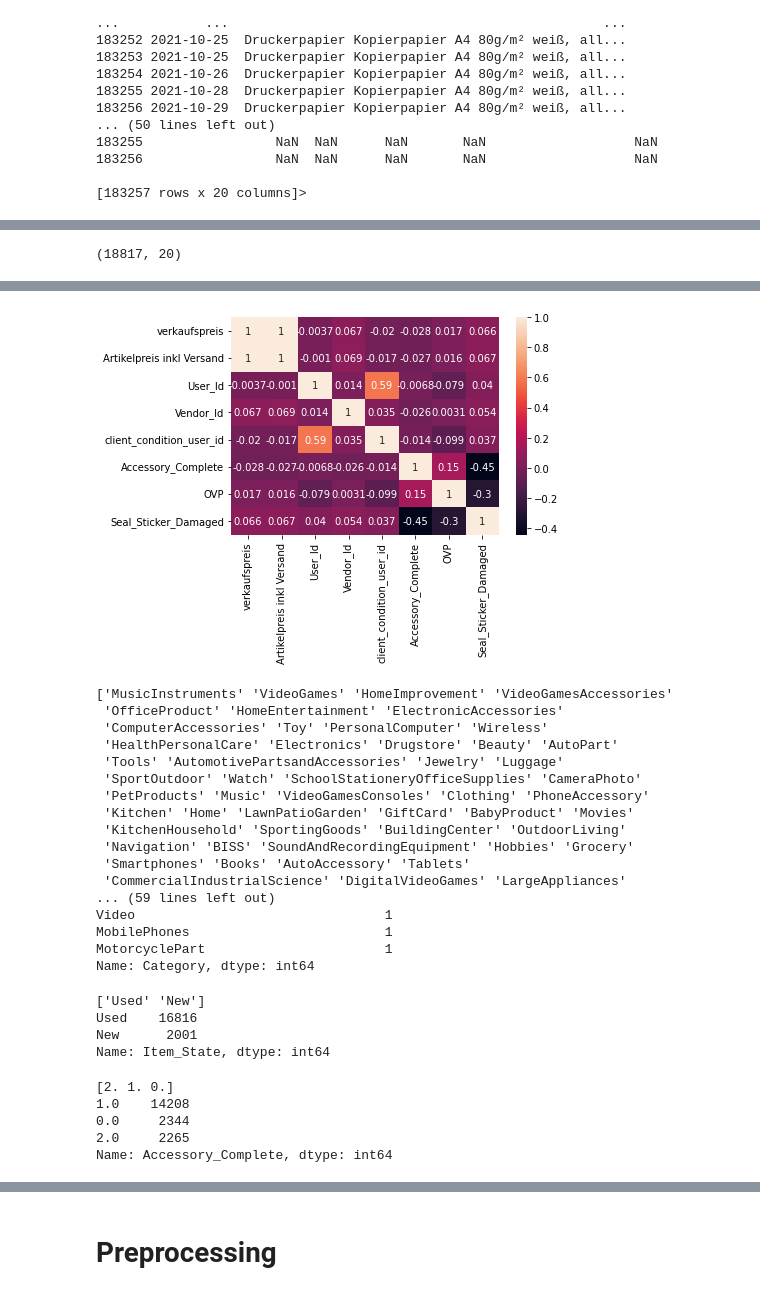
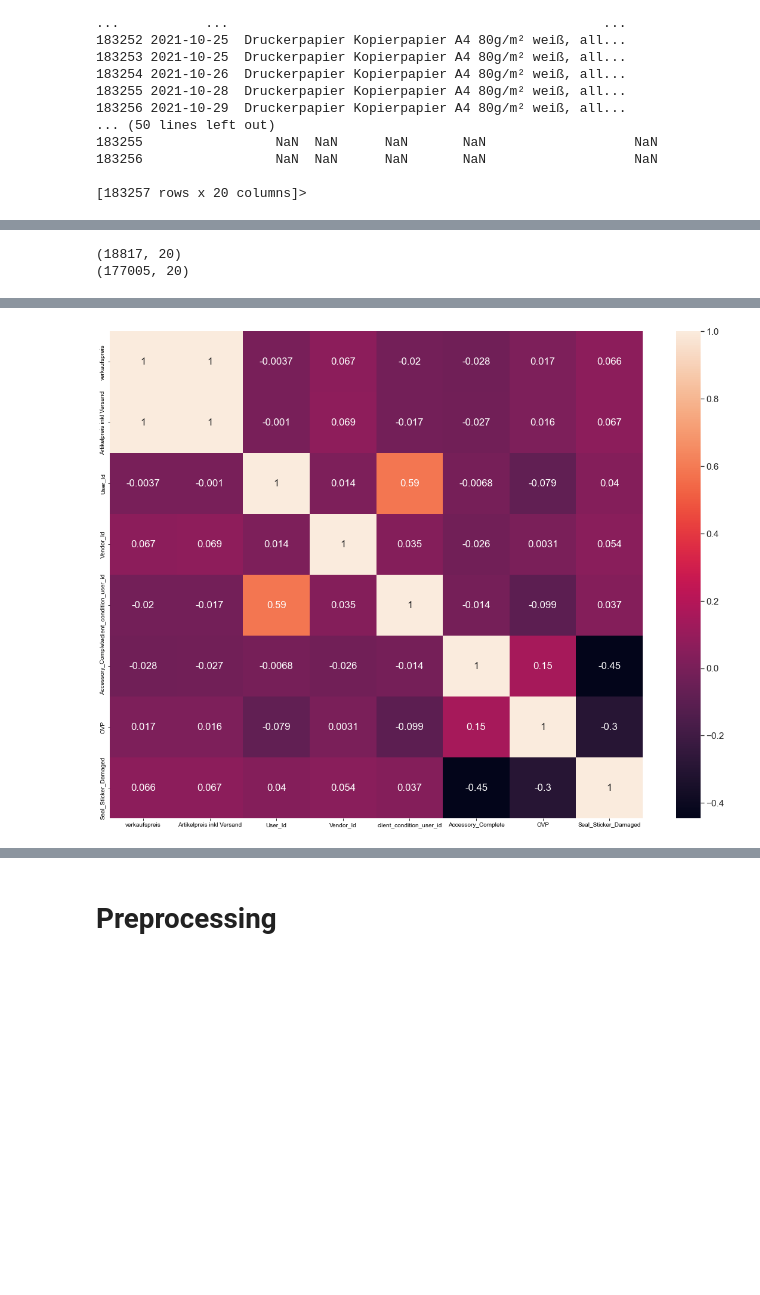
Before and after one commit to daniel-knape/Anwendungsfelder_Business_Analytics, a Jupyter notebook: notepads/Analysis.ipynb, the cells around one changed output, grey strips where cells are left out. Drawn from its saved outputs; the diff is of its cells as text; code cells hidden in the pictures; blank space fills up the shorter version.

```diff
--- a/notepads/Analysis.ipynb
+++ b/notepads/Analysis.ipynb
@@ -84,10 +86,12 @@ refunds.head()
 # %%
 refunds.dropna(inplace=True)
 all_pos.dropna(inplace=True)
-# %%
-refunds.shape
-# %% [output]
-(18817, 20)
+# %%
+print(refunds.shape)
+print(all_pos.shape)
+# %% [output]
+(18817, 20)
+(177005, 20)
 # %%
 refunds.head()
 # %% [output]
@@ -99,46 +103,10 @@ refunds.head()
 | 134551 | 2022-03-29 | ReNr 537473 Kohlendioxid Tester I... | 0.0 | 13-08435-16229 | Ersatz | Ersatz | ... |
 # %%
 corrMatrix = refunds.corr()
+fig, ax = plt.subplots(figsize=(20, 15))
+sn.set(font_scale=1.4)
 sn.heatmap(corrMatrix, annot=True)
+ax.figure.axes[-1].yaxis.label.set_size(20)
 plt.show()
 # %% [output]
-[figure, old version]
+[figure, new version]
-# %%
-print(refunds.Category.unique())
-print(refunds.Category.nunique())
-print(refunds.Category.value_counts())
-# %% [output]
-['MusicInstruments' 'VideoGames' 'HomeImprovement' 'VideoGamesAccessories'
- 'OfficeProduct' 'HomeEntertainment' 'ElectronicAccessories'
- 'ComputerAccessories' 'Toy' 'PersonalComputer' 'Wireless'
- 'HealthPersonalCare' 'Electronics' 'Drugstore' 'Beauty' 'AutoPart'
- 'Tools' 'AutomotivePartsandAccessories' 'Jewelry' 'Luggage'
- 'SportOutdoor' 'Watch' 'SchoolStationeryOfficeSupplies' 'CameraPhoto'
- 'PetProducts' 'Music' 'VideoGamesConsoles' 'Clothing' 'PhoneAccessory'
- 'Kitchen' 'Home' 'LawnPatioGarden' 'GiftCard' 'BabyProduct' 'Movies'
- 'KitchenHousehold' 'SportingGoods' 'BuildingCenter' 'OutdoorLiving'
- 'Navigation' 'BISS' 'SoundAndRecordingEquipment' 'Hobbies' 'Grocery'
- 'Smartphones' 'Books' 'AutoAccessory' 'Tablets'
- 'CommercialIndustrialScience' 'DigitalVideoGames' 'LargeAppliances'
-... (59 lines left out)
-Video                                1
-MobilePhones                         1
-MotorcyclePart                       1
-Name: Category, dtype: int64
-# %%
-print(refunds.Item_State.unique())
-print(refunds.Item_State.value_counts())
-# %% [output]
-['Used' 'New']
-Used    16816
-New      2001
-Name: Item_State, dtype: int64
-# %%
-print(refunds.Accessory_Complete.unique())
-print(refunds.Accessory_Complete.value_counts())
-# %% [output]
-[2. 1. 0.]
-1.0    14208
-0.0     2344
-2.0     2265
-Name: Accessory_Complete, dtype: int64
```
Also changed, not shown: parts of 37 cells of this notebook, 2 other files.
